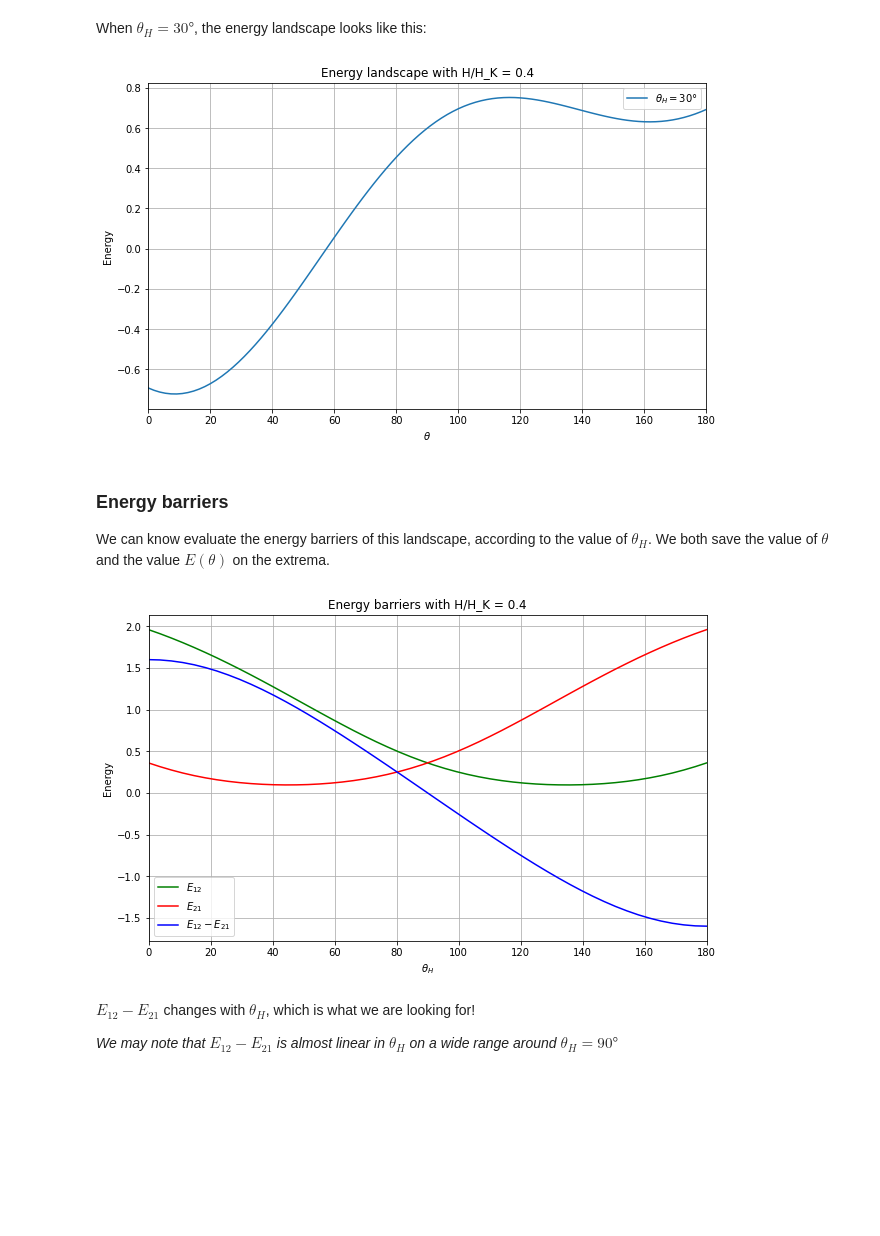
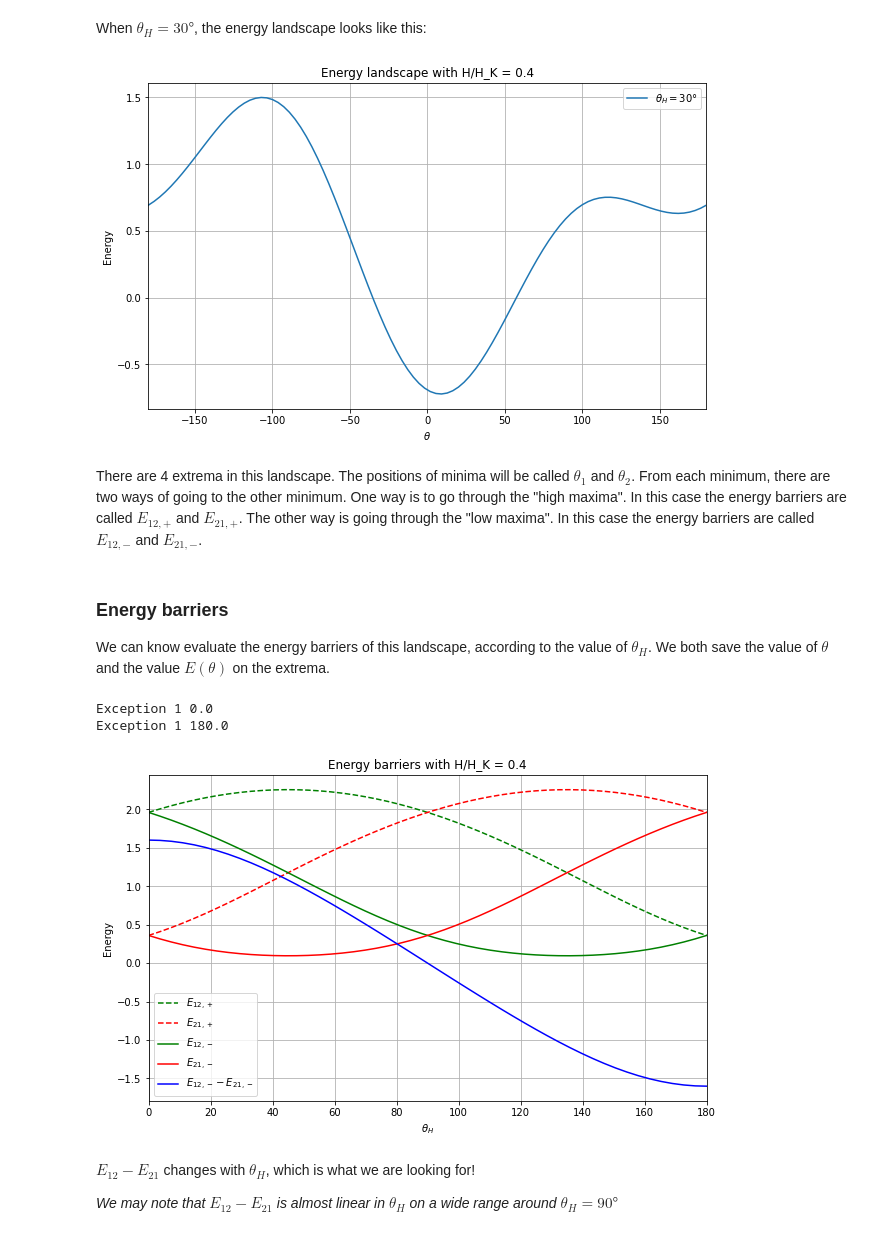
Before and after one commit to spintronic-computing-group/spnc, a Jupyter notebook: notebooks/SPNC-anisotropy/SPNC-Anisotropy.ipynb, the cells around one changed output. Saved outputs shown, nothing was run; the diff lists cells and outputs as text; code cells hidden in the pictures; blank space fills up the shorter version.

Commit message:
Taking the 4 extrema into account

```diff
--- a/notebooks/SPNC-anisotropy/SPNC-Anisotropy.ipynb
+++ b/notebooks/SPNC-anisotropy/SPNC-Anisotropy.ipynb
@@ -29,21 +29,23 @@ def energy(theta,theta_H):
 # %% [markdown]
 When $\theta_H = 30°$, the energy landscape looks like this:
 # %%
-theta = np.linspace(0,180,100)
+theta = np.linspace(-180,180,100)
 theta_H = 30
 E = energy(theta,theta_H)
 # %%
 plt.figure(figsize = (10,6))
-plt.plot(theta, E, label = r'$\theta_H = 30°$')
+plt.plot(theta, E, label = r'$\theta_H =$'+str(theta_H)+"°")
 plt.grid(True)
-plt.xlim(0,180)
+plt.xlim(-180,180)
 plt.legend(loc="best")
 plt.xlabel(r'$\theta$')
 plt.ylabel(r'Energy')
 plt.title("Energy landscape with H/H_K = "+str(H/H_K))
 plt.show()
 # %% [output]
-[figure, old version]
+[figure, new version]
+# %% [markdown]
+There are 4 extrema in this landscape. The positions of minima will be called $\theta_1$ and $\theta_2$. From each minimum, there are two ways of going to the other minimum. One way is to go through the "high maxima". In this case the energy barriers are called $E_{12,+}$ and $E_{21,+}$. The other way is going through the "low maxima". In this case the energy barriers are called $E_{12,-}$ and $E_{21,-}$.
 # %% [markdown]
 ### Energy barriers
 
@@ -78,29 +95,38 @@ def energy_barriers(theta_H):
 # %%
 Theta_H = np.linspace(0,180,50)
-E_12 = []
-E_21 = []
+E_12_1 = []
+E_21_1 = []
+E_12_2 = []
+E_21_2 = []
 Theta_1 = []
 Theta_2 = []
 for theta_H in Theta_H:
-    (theta_1,theta_2,e_12,e_21) = energy_barriers(theta_H)
+    (theta_1,theta_2,e_12_1,e_21_1,e_12_2,e_21_2) = energy_barriers(theta_H)
     Theta_1.append(theta_1)
     Theta_2.append(theta_2)
-    E_12.append(e_12)
-    E_21.append(e_21)
+    E_12_1.append(e_12_1)
+    E_21_1.append(e_21_1)
+    E_12_2.append(e_12_2)
+    E_21_2.append(e_21_2)
+# %% [output]
+Exception 1 0.0
+Exception 1 180.0
 # %%
 plt.figure(figsize = (10,6))
-plt.plot(Theta_H,E_12,'g-',label=r'$E_{12}$')
-plt.plot(Theta_H,E_21,'r-',label=r'$E_{21}$')
-plt.plot(Theta_H,np.array(E_12)-np.array(E_21),'b-',label=r'$E_{12}-E_{21}$')
+plt.plot(Theta_H,E_12_1,'g--',label=r'$E_{12,+}$')
+plt.plot(Theta_H,E_21_1,'r--',label=r'$E_{21,+}$')
+plt.plot(Theta_H,E_12_2,'g-',label=r'$E_{12,-}$')
+plt.plot(Theta_H,E_21_2,'r-',label=r'$E_{21,-}$')
+plt.plot(Theta_H,np.array(E_12_2)-np.array(E_21_2),'b-',label=r'$E_{12,-}-E_{21,-}$')
 plt.legend(loc = "best")
 plt.xlim(0,180)
 plt.grid(True)
 plt.xlabel(r'$\theta_H$')
 plt.ylabel(r'Energy')
 plt.title("Energy barriers with H/H_K = "+str(H/H_K))
 plt.show()
 # %% [output]
-[figure, old version]
+[figure, new version]
 # %% [markdown]
 $E_{12}-E_{21}$ changes with $\theta_H$, which is what we are looking for!
 
```
Also changed, not shown: parts of 4 cells of this notebook, 1 other file.
